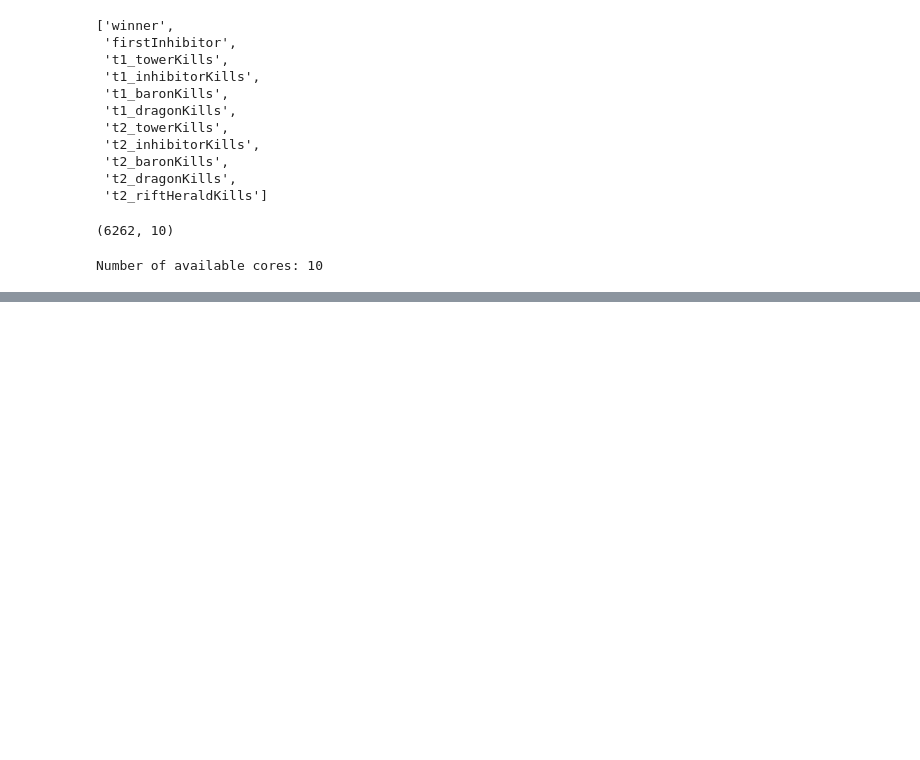
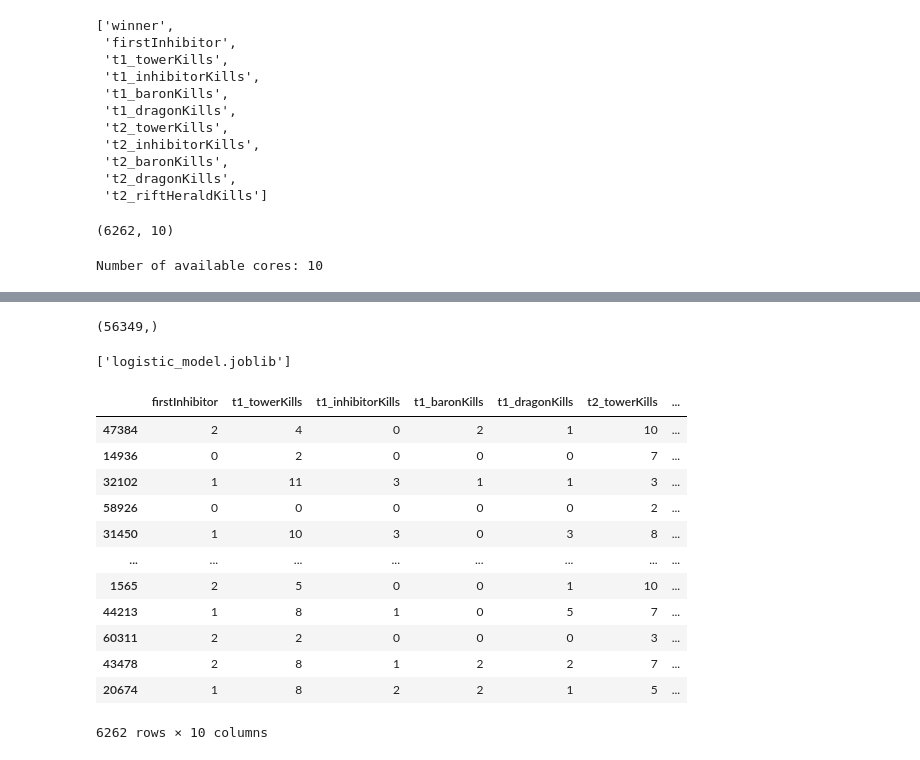
Before and after one commit to CoulsonZhang/6893BigData, a Jupyter notebook: Mode_train/model.ipynb, the cells around one changed output, grey strips where cells are left out. Drawn from its saved outputs; the diff is of its cells as text; code cells hidden in the pictures; blank space fills up the shorter version.

Commit message:
model connecting

```diff
--- a/Mode_train/model.ipynb
+++ b/Mode_train/model.ipynb
@@ -189,0 +184,4 @@ Accuracy of logistic regression classifier on test set: 0.94
+# %%
+y_train.shape
+# %% [output]
+(56349,)
@@ -189,0 +190,20 @@ Accuracy of logistic regression classifier on test set: 0.94
+# %%
+dump(logistic_model, 'logistic_model.joblib')
+# %% [output]
+['logistic_model.joblib']
+# %%
+X_test
+# %% [output]
+|  | firstInhibitor | t1_towerKills | t1_inhibitorKills | t1_baronKills | t1_dragonKills | t2_towerKills | ... |
+| 47384 | 2 | 4 | 0 | 2 | 1 | 10 | ... |
+| 14936 | 0 | 2 | 0 | 0 | 0 | 7 | ... |
+| 32102 | 1 | 11 | 3 | 1 | 1 | 3 | ... |
+| 58926 | 0 | 0 | 0 | 0 | 0 | 2 | ... |
+| 31450 | 1 | 10 | 3 | 0 | 3 | 8 | ... |
+| ... | ... | ... | ... | ... | ... | ... | ... |
+| 1565 | 2 | 5 | 0 | 0 | 1 | 10 | ... |
+| 44213 | 1 | 8 | 1 | 0 | 5 | 7 | ... |
+| 60311 | 2 | 2 | 0 | 0 | 0 | 3 | ... |
+| 43478 | 2 | 8 | 1 | 2 | 2 | 7 | ... |
+| 20674 | 1 | 8 | 2 | 2 | 1 | 5 | ... |
+6262 rows × 10 columns
```
Also changed, not shown: parts of 7 cells of this notebook, 4 other files.
